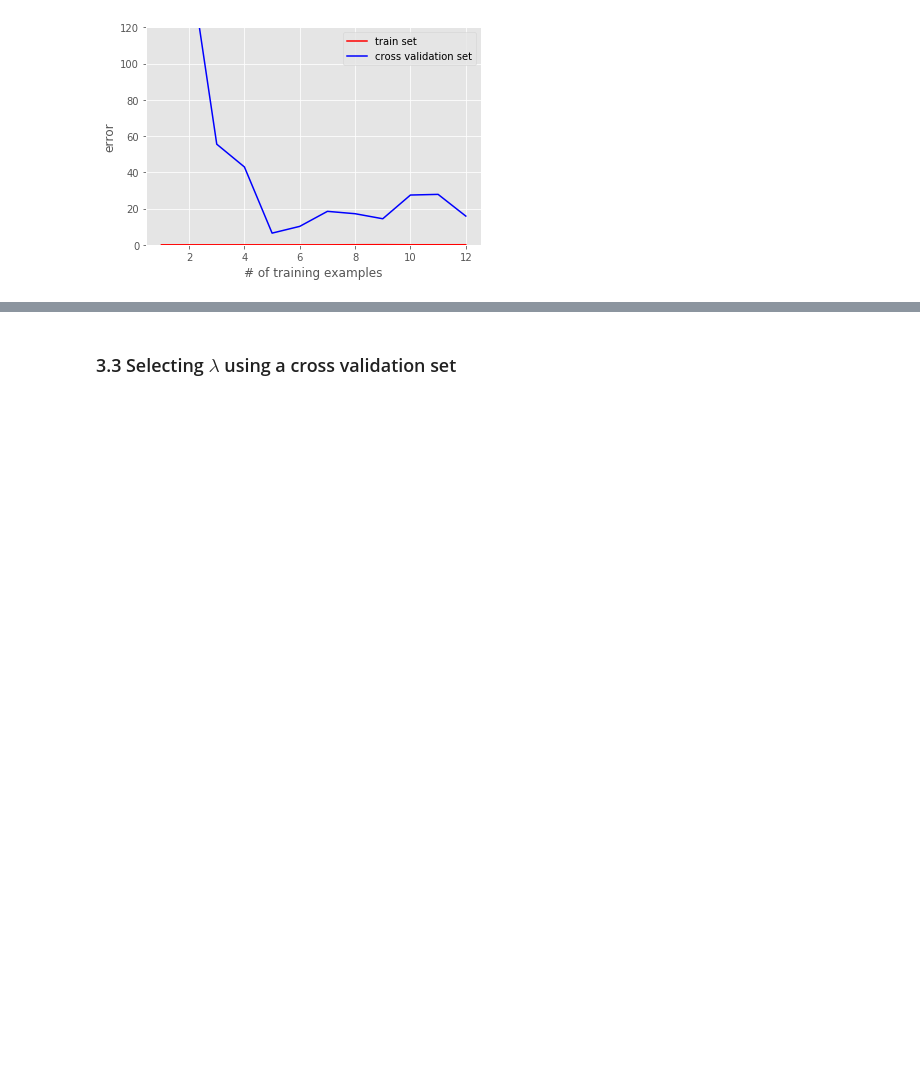
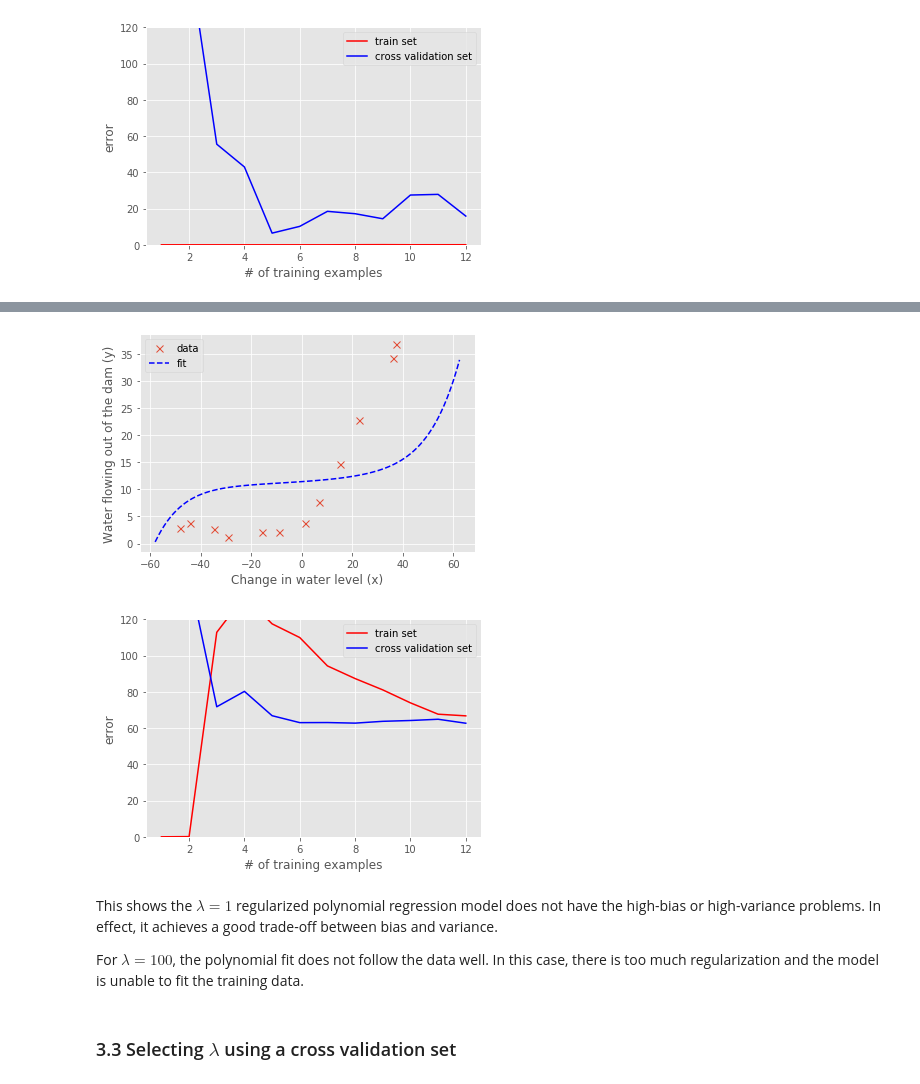
Before and after one commit to akapet00/andrew-ng-coursera-ml, a Jupyter notebook: ex5-regularized-linear-regression-and-bias-vs-variance/ex5.ipynb, the cells around one changed output, grey strips where cells are left out. Saved outputs shown, nothing was run; the diff lists cells and outputs as text; code cells hidden in the pictures; blank space fills up the shorter version.

```diff
--- a/ex5-regularized-linear-regression-and-bias-vs-variance/ex5.ipynb
+++ b/ex5-regularized-linear-regression-and-bias-vs-variance/ex5.ipynb
@@ -295,3 +317,26 @@ plt.show()
+# %%
+theta, theta_history = train(X_poly_bias, y, _lambda=100)
+plotFit(X, y, mu, sigma, theta, p)
+plt.show()
+
+error_train, error_cv = learningCurve(X_poly_bias, y, X_poly_cv_bias, yval, _lambda=100)
+
+size_of_training_set = [i for i in range(1, len(y)+1)]
+plt.plot(size_of_training_set, error_train[1:], c='red', label='train set')
+plt.plot(size_of_training_set, error_cv[1:], c='blue', label='cross validation set')
+plt.xlabel('# of training examples')
+plt.ylabel('error')
+plt.ylim([0, 120])
+plt.legend(loc='best')
+plt.show()
+# %% [output]
+[figure, added]
+[figure, added]
+# %% [markdown]
+This shows the $\lambda = 1$ regularized polynomial regression model does not have the high-bias or high-variance problems. In effect, it achieves a good trade-off between bias and variance.
+
+For $\lambda = 100$, the polynomial fit does not follow the data well. In this case, there is too much regularization and the
+model is unable to fit the training data.
 # %% [markdown]
 ### 3.3 Selecting $\lambda$ using a cross validation set
 # %%
```
Also changed, not shown: parts of 7 cells of this notebook.
